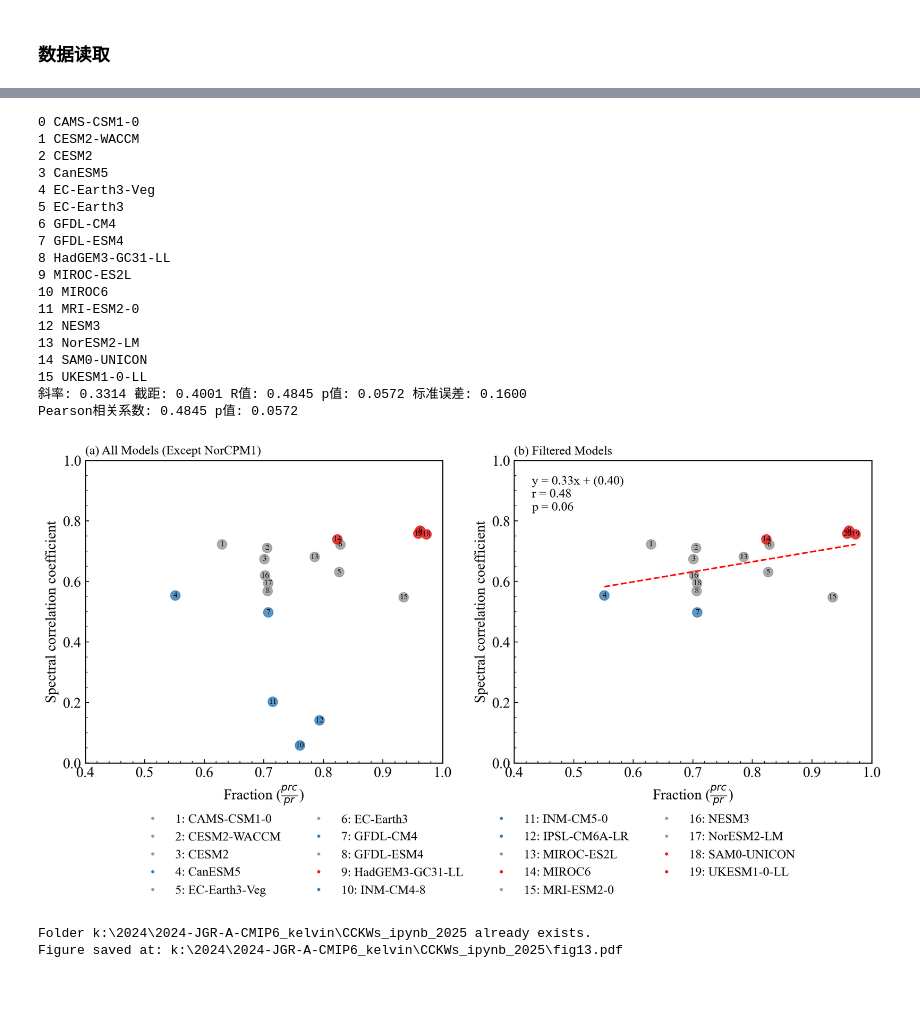
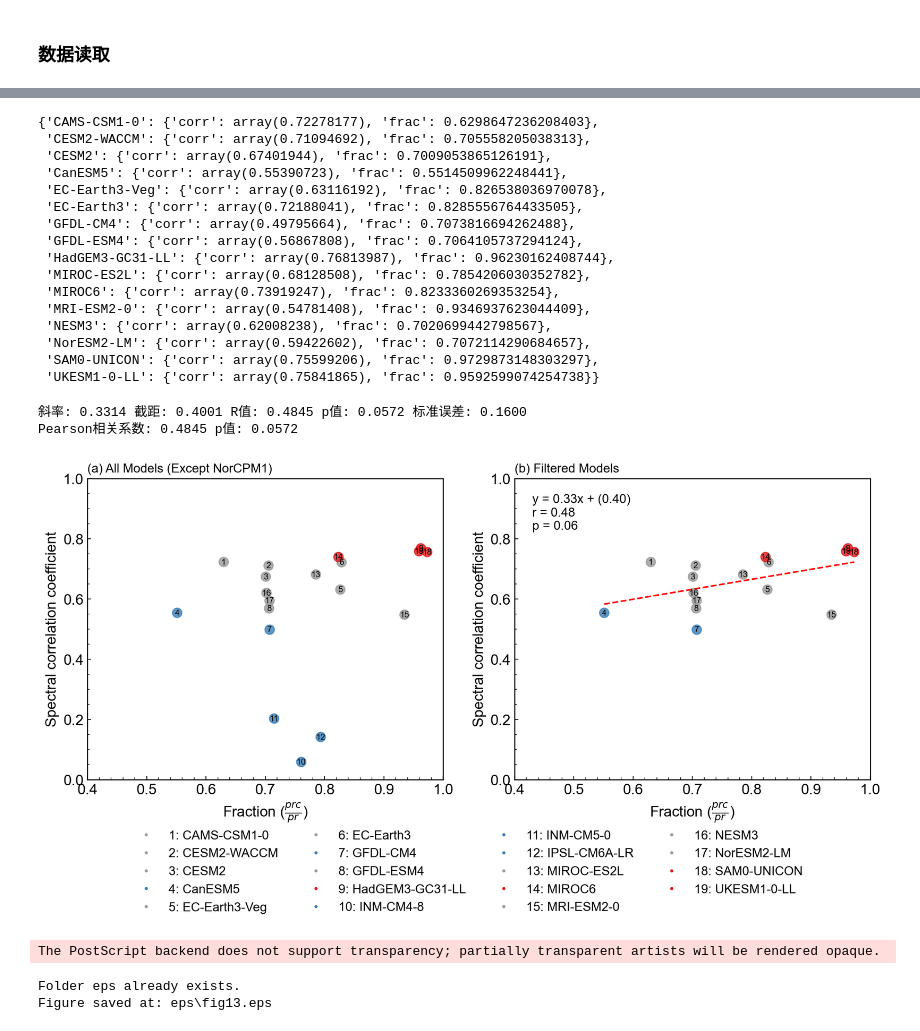
Before and after one commit to Blissful-Jasper/Evaluation-of-convectively-coupled-Kelvin-waves-in-CMIP6-coupled-climate-models, a Jupyter notebook: Fig_all.ipynb, the cells around one changed output, grey strips where cells are left out. Cells and saved outputs as stored; diff of their text form; code cells hidden in the pictures; blank space fills up the shorter version.

```diff
--- a/Fig_all.ipynb
+++ b/Fig_all.ipynb
@@ -2641,5 +2641,5 @@ FileNotFoundError: [Errno 2] No such file or directory: './data/saved_data.pkl'
 # %%
-with open("data\Fig13_saved_data.pkl", "rb") as f:
+with open("data/Fig13_saved_data.pkl", "rb") as f:
     data = pickle.load(f)
 
 da_all = data["da_all"]
@@ -2648,3 +2670,22 @@ model_dict_filtered = data["model_dict_filtered"]
+# %%
+da_good
+# %% [output]
+{'CAMS-CSM1-0': {'corr': array(0.72278177), 'frac': 0.6298647236208403},
+ 'CESM2-WACCM': {'corr': array(0.71094692), 'frac': 0.705558205038313},
+ 'CESM2': {'corr': array(0.67401944), 'frac': 0.7009053865126191},
+ 'CanESM5': {'corr': array(0.55390723), 'frac': 0.5514509962248441},
+ 'EC-Earth3-Veg': {'corr': array(0.63116192), 'frac': 0.826538036970078},
+ 'EC-Earth3': {'corr': array(0.72188041), 'frac': 0.8285556764433505},
+ 'GFDL-CM4': {'corr': array(0.49795664), 'frac': 0.7073816694262488},
+ 'GFDL-ESM4': {'corr': array(0.56867808), 'frac': 0.7064105737294124},
+ 'HadGEM3-GC31-LL': {'corr': array(0.76813987), 'frac': 0.96230162408744},
+ 'MIROC-ES2L': {'corr': array(0.68128508), 'frac': 0.7854206030352782},
+ 'MIROC6': {'corr': array(0.73919247), 'frac': 0.8233360269353254},
+ 'MRI-ESM2-0': {'corr': array(0.54781408), 'frac': 0.9346937623044409},
+ 'NESM3': {'corr': array(0.62008238), 'frac': 0.7020699442798567},
+ 'NorESM2-LM': {'corr': array(0.59422602), 'frac': 0.7072114290684657},
+ 'SAM0-UNICON': {'corr': array(0.75599206), 'frac': 0.9729873148303297},
+ 'UKESM1-0-LL': {'corr': array(0.75841865), 'frac': 0.9592599074254738}}
 # %%
 plt.rcParams['font.sans-serif'] = ['SimHei']
 plt.rcParams['font.size'] = 14
@@ -2658,7 +2699,7 @@ plt.rcParams['figure.dpi'] = 200
 plt.rcParams['savefig.dpi'] = 200
 plt.rcParams['savefig.bbox'] = 'tight'
 plt.rcParams['savefig.pad_inches'] = 0.1
-plt.rcParams['font.family'] =  'times new roman'
+plt.rcParams['font.family'] =  'Arial'  # 设置全局字体为Arial
 
 
 good_model_name  = ['UKESM1-0-LL','SAM0-UNICON','HadGEM3-GC31-LL',
@@ -2718,8 +2759,12 @@ plt.xlabel(r'Fraction ($\frac{prc}{pr}$)')
 plt.ylim(0., 1)
 plt.xlim(0.4, 1)
 
+text_labels = {model: str(i+1) for i, model in enumerate(model_name_all)}
+
 for i, model in enumerate(model_name_all):
     plt.text( frac_array_all[i], corr_array_all[i],f'{i+1}', color='black', ha='center', va='center', fontsize=8)
+
+
 
 handles = []
 for i, (model, color) in enumerate(zip(model_name_all, colors_all)):
@@ -2729,7 +2774,7 @@ for i, (model, color) in enumerate(zip(model_name_all, colors_all)):
 
 plt.title("(a) All Models (Except NorCPM1)", loc='left', fontdict={'fontsize': 12})
 
-# 第二部分：绘制好的模型的散点图
+# # 第二部分：绘制好的模型的散点图
 plt.subplot(122)
 scatter_good = plt.scatter( frac_array_good,corr_array_good, c=colors_good_all, s=80, alpha=0.8)
 plt.ylabel('Spectral correlation coefficient')
@@ -2738,66 +2783,54 @@ plt.ylim(0., 1)
 plt.xlim(0.4, 1)
 
 for i, model in enumerate(model_name_good):
-    print(i, model)
-    plt.text( frac_array_good[i], corr_array_good[i],f'{model_dict_filtered[model]}', color='black', ha='center', va='center', fontsize=8)
+    plt.text(frac_array_good[i], corr_array_good[i], text_labels[model],
+             color='black', ha='center', va='center', fontsize=8)
 
 plt.title("(b) Filtered Models", loc='left', fontdict={'fontsize': 12})
 
+plt.legend(handles=handles, title='', loc='upper center', bbox_to_anchor=(-.13, -0.13), ncol=4, frameon=False,fontsize=12)
 # # 计算线性拟合的参数 (slope, intercept) 及其显著性
-plt.legend(handles=handles, title='', loc='upper center', bbox_to_anchor=(-.13, -0.13), ncol=4, frameon=False,fontsize=12)
+
 slope, intercept, r_value, p_value, std_err = stats.linregress( frac_array_good,corr_array_good)
 print(f"斜率: {slope:.4f}", f"截距: {intercept:.4f}", f"R值: {r_value:.4f}", f"p值: {p_value:.4f}", f"标准误差: {std_err:.4f}")
 # # 计算并绘制线性趋势线
 
 x_vals = np.linspace(frac_array_good.min(), frac_array_good.max(), 1000)
 y_vals = intercept + slope * x_vals
 plt.plot(x_vals,y_vals,  color='red', linestyle='--', linewidth=1.5)
 
-# # # 进行Pearson相关性检验
+# # 进行Pearson相关性检验
 corr_coeff, p_value_pearson = stats.pearsonr(frac_array_good,corr_array_good)
 print(f"Pearson相关系数: {corr_coeff:.4f}", f"p值: {p_value_pearson:.4f}")
 # # # 显示相关系数、线性方程和显著性检验结果
-if p_value_pearson < 0.01:
+if   p_value_pearson < 0.01 :
     significance = '**'
-elif p_value_pearson < 0.05:
+elif p_value_pearson < 0.05 :
     significance = '*'
 else:
     significance = ''
 
 # # # 根据显著性显示拟合表达式和相关系数
 equation = f'y = {slope:.2f}x + ({intercept:.2f})'
 corr_text = f'r = {r_value:.2f}'
 p_text = f'p = {p_value:.2f}'
 # display(Math(f'${equation}$'))
 # display(Math(f'${corr_text}$'))
 # display(Math(f'${p_text}$'))
 # # # 显示线性拟合方程和相关系数
 plt.text(0.05, 0.95, f'{equation}\n{corr_text}\n{p_text}', transform=plt.gca().transAxes,
          fontsize=12, verticalalignment='top', color='black')
 
 # plt.tight_layout()  # 调整布局以避免图例遮挡
 plt.show()
-save_figure(fig,'fig13')
+
+save_figure(fig,'fig13','eps', dpi=600,fmt='eps')
+
 #=======================================================================================================================================================
 # %% [output]
-0 CAMS-CSM1-0
-1 CESM2-WACCM
-2 CESM2
-3 CanESM5
-4 EC-Earth3-Veg
-5 EC-Earth3
-6 GFDL-CM4
-7 GFDL-ESM4
-8 HadGEM3-GC31-LL
-9 MIROC-ES2L
-10 MIROC6
-11 MRI-ESM2-0
-12 NESM3
-13 NorESM2-LM
-14 SAM0-UNICON
-15 UKESM1-0-LL
 斜率: 0.3314 截距: 0.4001 R值: 0.4845 p值: 0.0572 标准误差: 0.1600
 Pearson相关系数: 0.4845 p值: 0.0572
-[figure, old version]
+[figure, new version]
-Folder k:\2024\2024-JGR-A-CMIP6_kelvin\CCKWs_ipynb_2025 already exists.
-Figure saved at: k:\2024\2024-JGR-A-CMIP6_kelvin\CCKWs_ipynb_2025\fig13.pdf
+The PostScript backend does not support transparency; partially transparent artists will be rendered opaque.
+Folder eps already exists.
+Figure saved at: eps\fig13.eps
```
Also changed, not shown: parts of 4 cells of this notebook.
